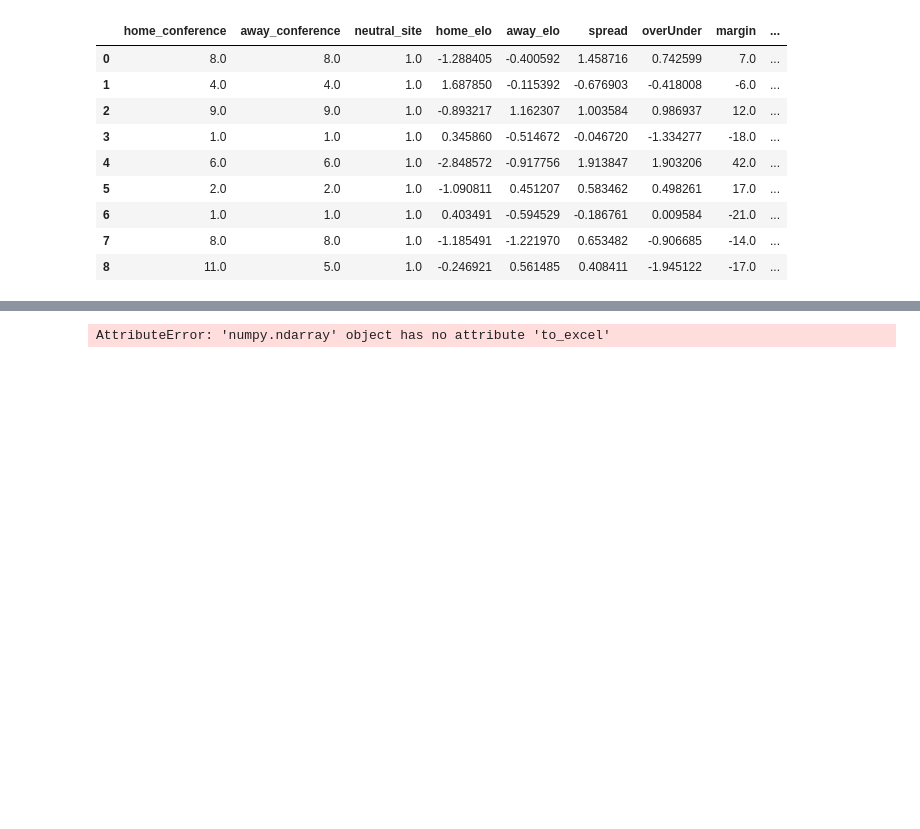
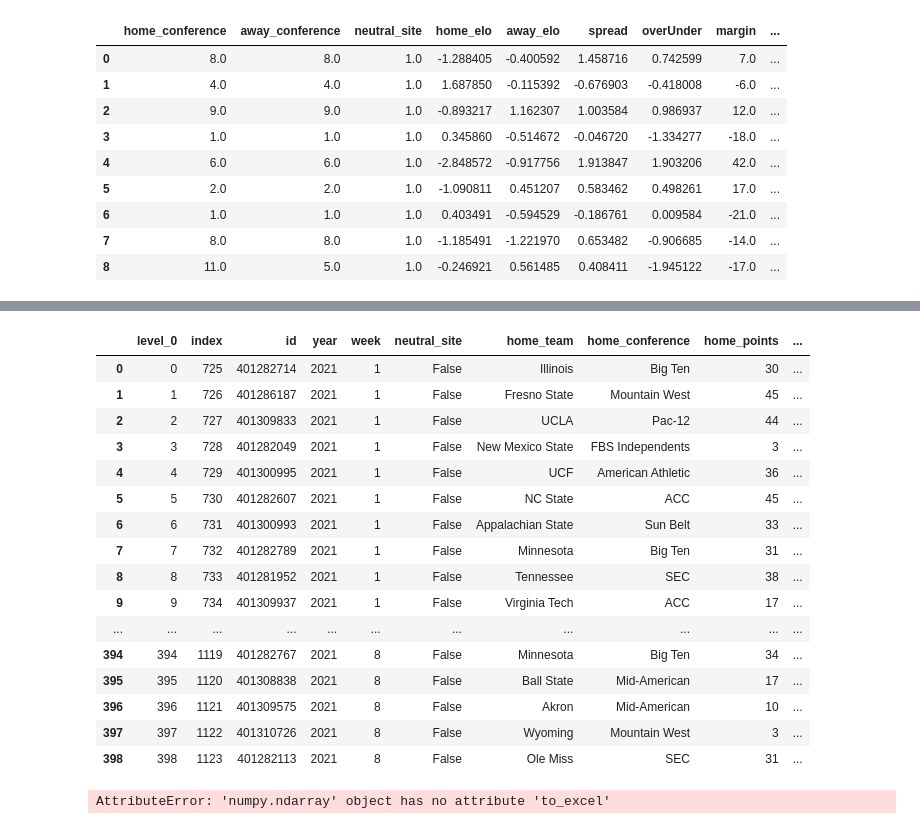
Before and after one commit to fdac21/CF-BData-Modeling, a Jupyter notebook: neural_model.ipynb, the cells around one changed output, grey strips where cells are left out. Cells and saved outputs as stored; diff of their text form; code cells hidden in the pictures; blank space fills up the shorter version.

```diff
--- a/neural_model.ipynb
+++ b/neural_model.ipynb
@@ -165,8 +165,9 @@ learn.show_results()
 | 8 | 11.0 | 5.0 | 1.0 | -0.246921 | 0.561485 | 0.408411 | -1.945122 | -17.0 | ... |
 # %%
 pdf = test_df.copy()
+pdf_orig = test_df.copy()
 dl = learn.dls.test_dl(pdf)
 pdf = learn.get_preds(dl=dl)[0].numpy()
-#pdf.head()
+pdf_orig.head()
 # %% [output]
 [interactive output not drawn]
@@ -180 +195,21 @@ pred.to_excel("pred.xlsx")
+# %%
+pdf_orig.join(pred)
+# %% [output]
+|  | level_0 | index | id | year | week | neutral_site | home_team | home_conference | home_points | ... |
+| 0 | 0 | 725 | 401282714 | 2021 | 1 | False | Illinois | Big Ten | 30 | ... |
+| 1 | 1 | 726 | 401286187 | 2021 | 1 | False | Fresno State | Mountain West | 45 | ... |
+| 2 | 2 | 727 | 401309833 | 2021 | 1 | False | UCLA | Pac-12 | 44 | ... |
+| 3 | 3 | 728 | 401282049 | 2021 | 1 | False | New Mexico State | FBS Independents | 3 | ... |
+| 4 | 4 | 729 | 401300995 | 2021 | 1 | False | UCF | American Athletic | 36 | ... |
+| 5 | 5 | 730 | 401282607 | 2021 | 1 | False | NC State | ACC | 45 | ... |
+| 6 | 6 | 731 | 401300993 | 2021 | 1 | False | Appalachian State | Sun Belt | 33 | ... |
+| 7 | 7 | 732 | 401282789 | 2021 | 1 | False | Minnesota | Big Ten | 31 | ... |
+| 8 | 8 | 733 | 401281952 | 2021 | 1 | False | Tennessee | SEC | 38 | ... |
+| 9 | 9 | 734 | 401309937 | 2021 | 1 | False | Virginia Tech | ACC | 17 | ... |
+| ... | ... | ... | ... | ... | ... | ... | ... | ... | ... | ... |
+| 394 | 394 | 1119 | 401282767 | 2021 | 8 | False | Minnesota | Big Ten | 34 | ... |
+| 395 | 395 | 1120 | 401308838 | 2021 | 8 | False | Ball State | Mid-American | 17 | ... |
+| 396 | 396 | 1121 | 401309575 | 2021 | 8 | False | Akron | Mid-American | 10 | ... |
+| 397 | 397 | 1122 | 401310726 | 2021 | 8 | False | Wyoming | Mountain West | 3 | ... |
+| 398 | 398 | 1123 | 401282113 | 2021 | 8 | False | Ole Miss | SEC | 31 | ... |
 # %%
```
Also changed, not shown: parts of 4 cells of this notebook, 1 other file.
